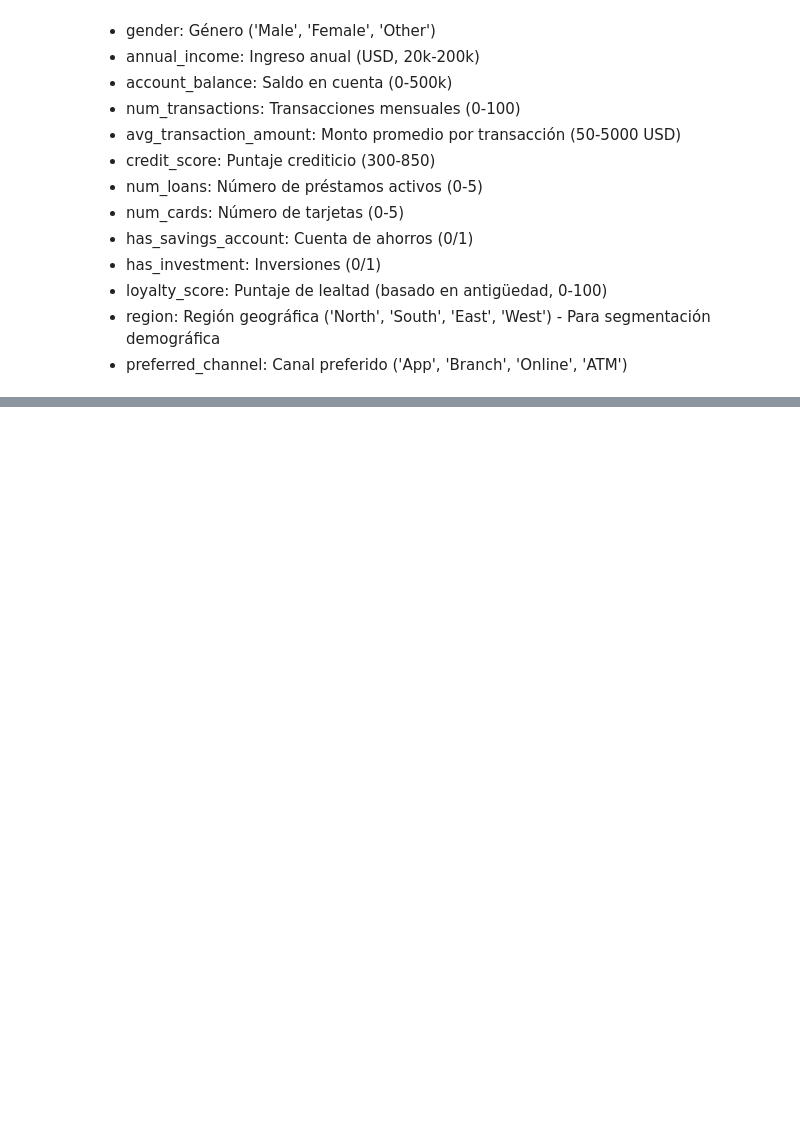
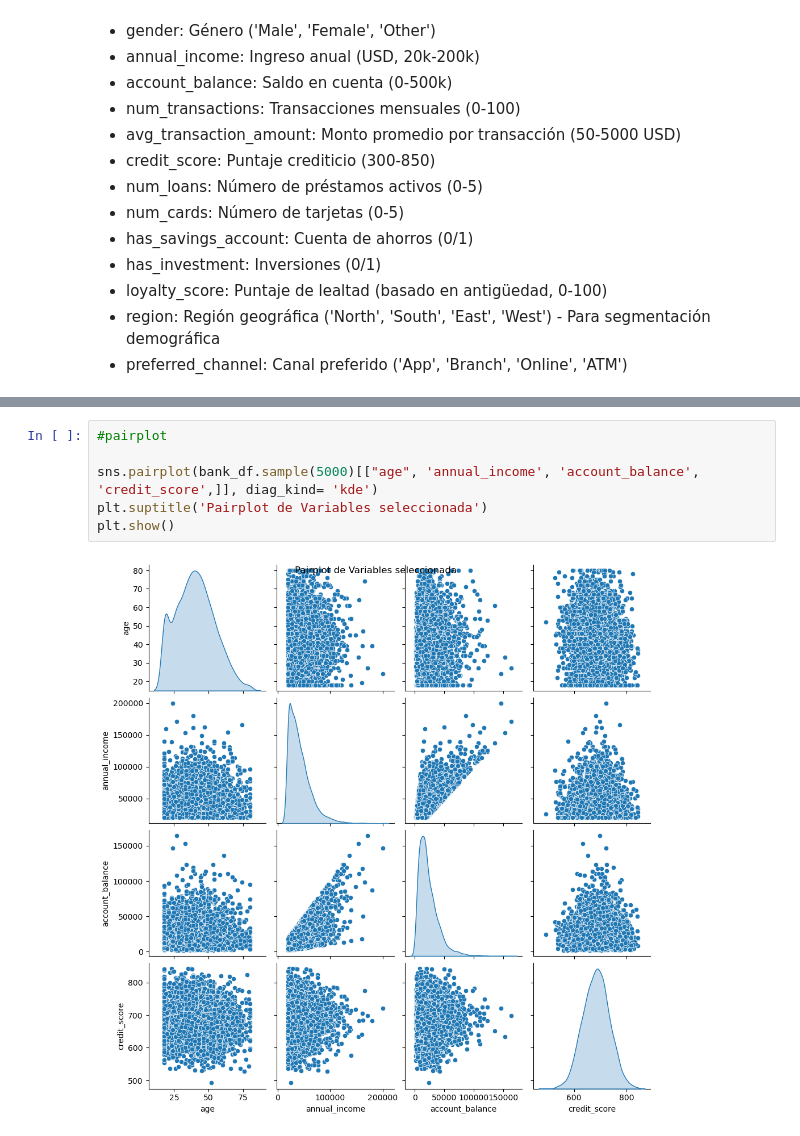
Before and after one commit to narencastellon/Python, a Jupyter notebook: curso_sector_bancario/segmentacio_clientes.ipynb, the cells around one changed output, grey strips where cells are left out. Cells and saved outputs as stored; diff of their text form; blank space fills up the shorter version.

```diff
--- a/curso_sector_bancario/segmentacio_clientes.ipynb
+++ b/curso_sector_bancario/segmentacio_clientes.ipynb
@@ -58,0 +151,8 @@ Variables clave para clustering por comportamiento:
+# %%
+#pairplot
+
+sns.pairplot(bank_df.sample(5000)[["age", 'annual_income', 'account_balance', 'credit_score',]], diag_kind= 'kde')
+plt.suptitle('Pairplot de Variables seleccionada')
+plt.show()
+# %% [output]
+[figure, added]
```
Also changed, not shown: parts of 28 cells of this notebook, 9 other files.
